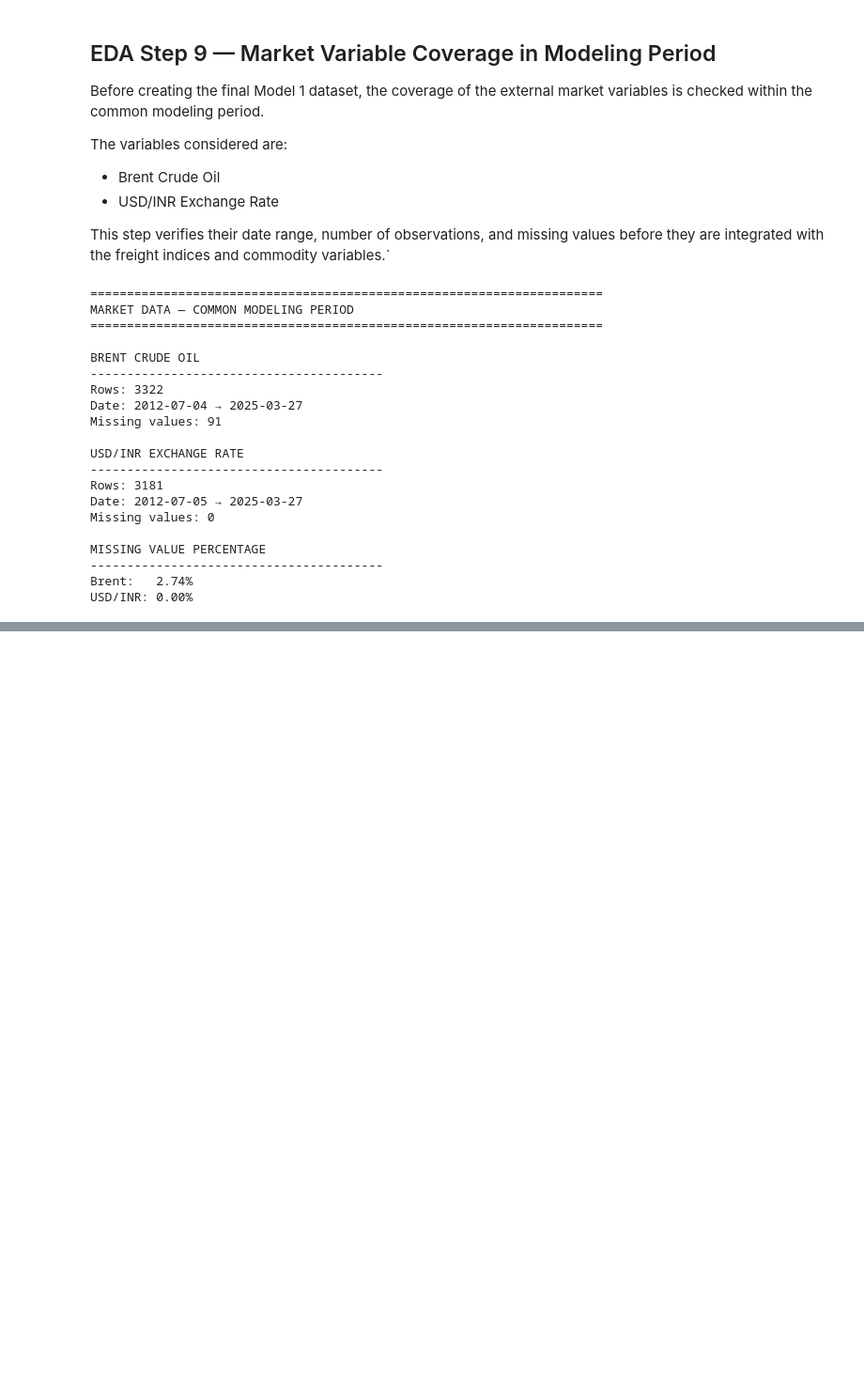
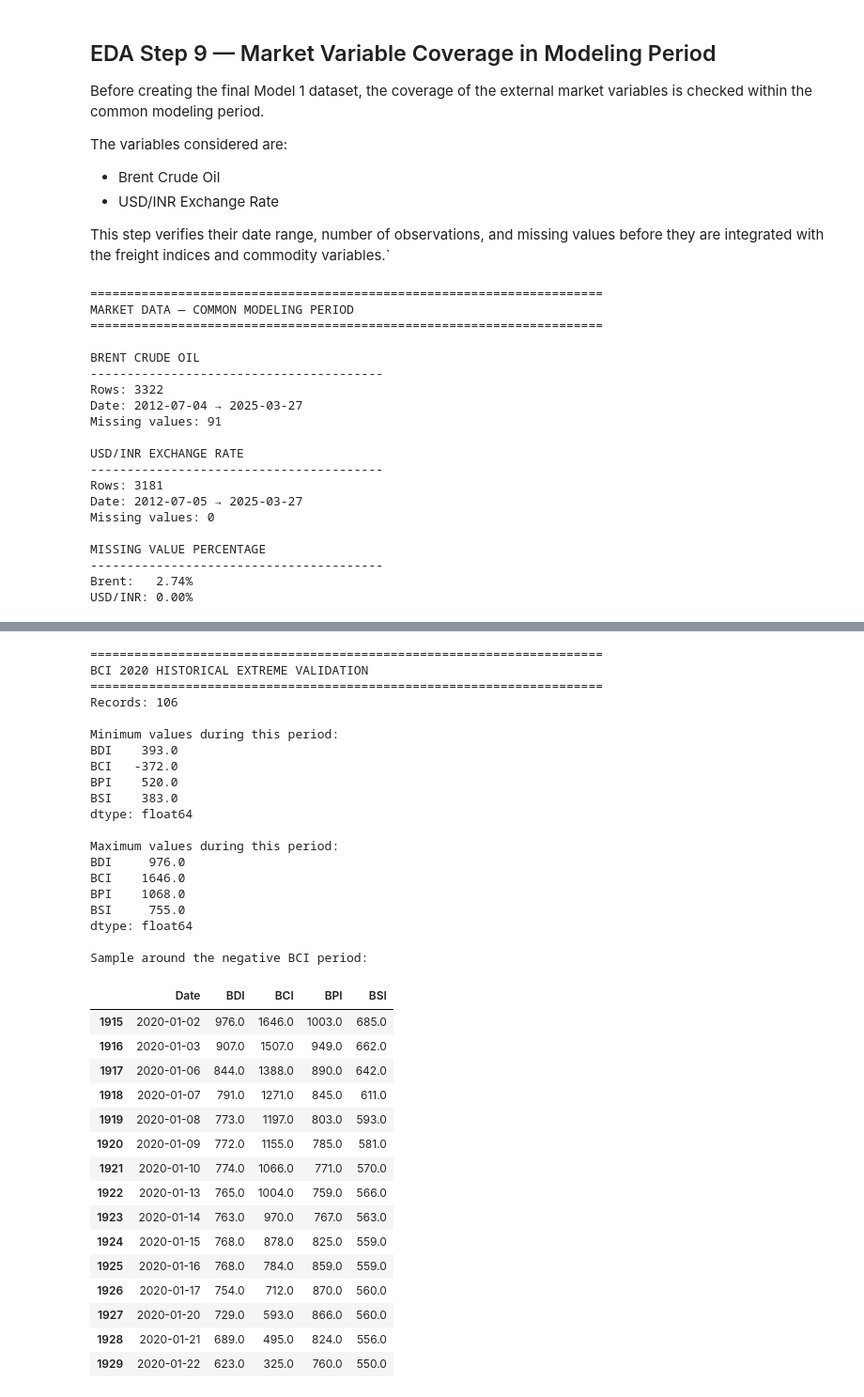
Before and after one commit to PradeepSargar/Freight-rate-forecasting-ML-project, a Jupyter notebook: notebooks/02_eda_and_preprocessing.ipynb, the cells around one changed output, grey strips where cells are left out. Shown at 94% size. Saved outputs shown, nothing was run; the diff lists cells and outputs as text; code cells hidden in the pictures; blank space fills up the shorter version.

```diff
--- a/notebooks/02_eda_and_preprocessing.ipynb
+++ b/notebooks/02_eda_and_preprocessing.ipynb
@@ -852,0 +2086,75 @@ USD/INR: 0.00%
+# %%
+# ============================================================
+# FREIGHTIQ — MODEL 1
+# EDA STEP 25: BCI HISTORICAL EXTREME VALIDATION
+# ============================================================
+
+# Select the 2020 period containing negative BCI values
+bci_2020 = model_final[
+    (model_final["Date"] >= "2020-01-01") &
+    (model_final["Date"] <= "2020-05-31")
+].copy()
+
+print("=" * 70)
+print("BCI 2020 HISTORICAL EXTREME VALIDATION")
+print("=" * 70)
+
+print("Records:", len(bci_2020))
+
+print("\nMinimum values during this period:")
+print(
+    bci_2020[
+        ["BDI", "BCI", "BPI", "BSI"]
+    ].min()
+)
+
+print("\nMaximum values during this period:")
+print(
+    bci_2020[
+        ["BDI", "BCI", "BPI", "BSI"]
+    ].max()
+)
+
+print("\nSample around the negative BCI period:")
+display(
+    bci_2020[
+        ["Date", "BDI", "BCI", "BPI", "BSI"]
+    ].head(15)
+)
+# %% [output]
+======================================================================
+BCI 2020 HISTORICAL EXTREME VALIDATION
+======================================================================
+Records: 106
+
+Minimum values during this period:
+BDI    393.0
+BCI   -372.0
+BPI    520.0
+BSI    383.0
+dtype: float64
+
+Maximum values during this period:
+BDI     976.0
+BCI    1646.0
+BPI    1068.0
+BSI     755.0
+dtype: float64
+
+Sample around the negative BCI period:
+|  | Date | BDI | BCI | BPI | BSI |
+| 1915 | 2020-01-02 | 976.0 | 1646.0 | 1003.0 | 685.0 |
+| 1916 | 2020-01-03 | 907.0 | 1507.0 | 949.0 | 662.0 |
+| 1917 | 2020-01-06 | 844.0 | 1388.0 | 890.0 | 642.0 |
+| 1918 | 2020-01-07 | 791.0 | 1271.0 | 845.0 | 611.0 |
+| 1919 | 2020-01-08 | 773.0 | 1197.0 | 803.0 | 593.0 |
+| 1920 | 2020-01-09 | 772.0 | 1155.0 | 785.0 | 581.0 |
+| 1921 | 2020-01-10 | 774.0 | 1066.0 | 771.0 | 570.0 |
+| 1922 | 2020-01-13 | 765.0 | 1004.0 | 759.0 | 566.0 |
+| 1923 | 2020-01-14 | 763.0 | 970.0 | 767.0 | 563.0 |
+| 1924 | 2020-01-15 | 768.0 | 878.0 | 825.0 | 559.0 |
+| 1925 | 2020-01-16 | 768.0 | 784.0 | 859.0 | 559.0 |
+| 1926 | 2020-01-17 | 754.0 | 712.0 | 870.0 | 560.0 |
+| 1927 | 2020-01-20 | 729.0 | 593.0 | 866.0 | 560.0 |
+| 1928 | 2020-01-21 | 689.0 | 495.0 | 824.0 | 556.0 |
+| 1929 | 2020-01-22 | 623.0 | 325.0 | 760.0 | 550.0 |
```
Also changed, not shown: parts of 33 cells of this notebook.
